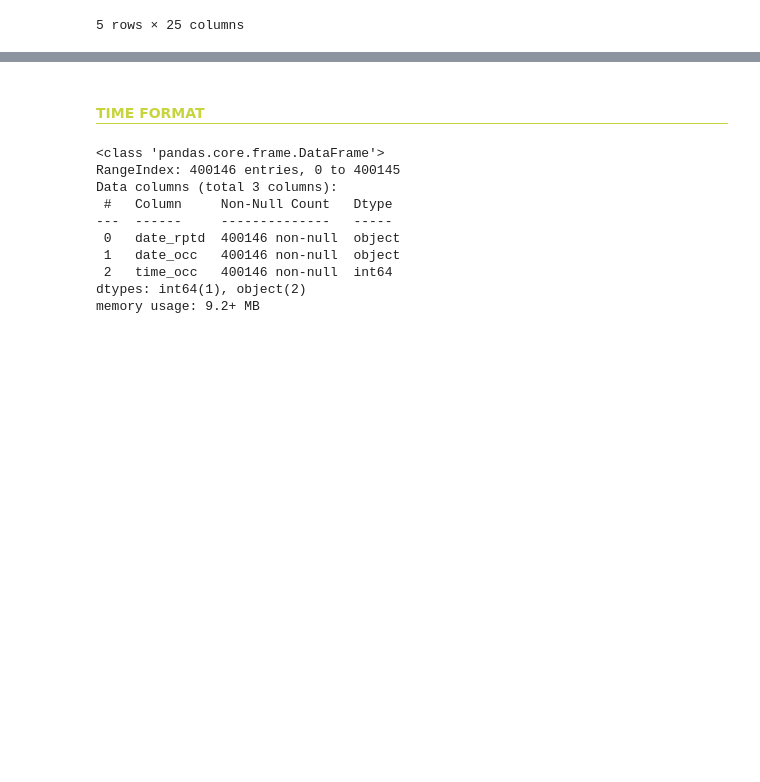
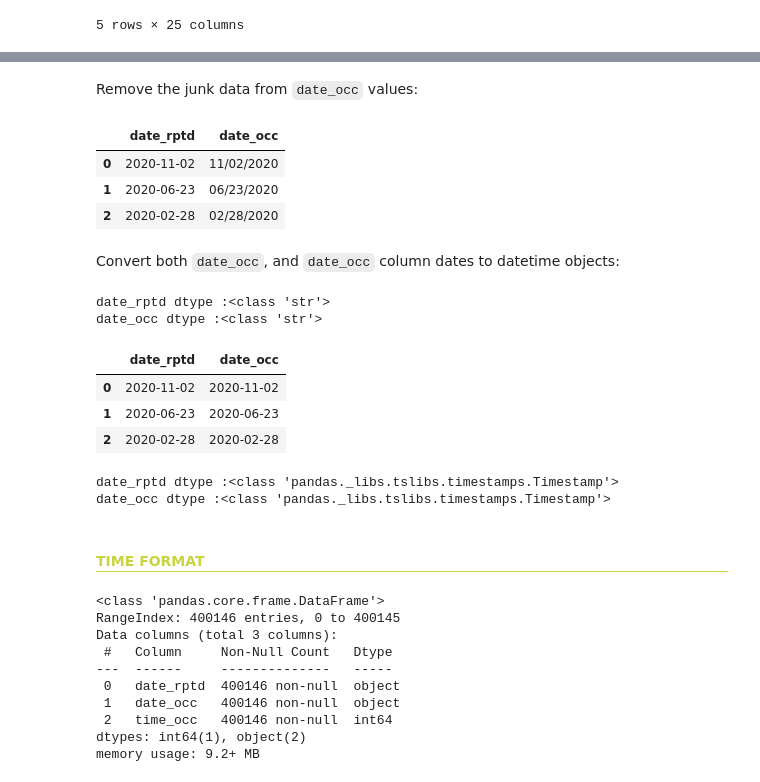
Before and after one commit to jdormaar/Boardgame_Preferences_Predictive_Analysis, a Jupyter notebook: Competitions/Analyzing Crime in LA/Workbook/notebook.ipynb, the cells around one changed output, grey strips where cells are left out. Drawn from its saved outputs; the diff is of its cells as text; code cells hidden in the pictures; blank space fills up the shorter version.

```diff
--- a/Competitions/Analyzing Crime in LA/Workbook/notebook.ipynb
+++ b/Competitions/Analyzing Crime in LA/Workbook/notebook.ipynb
@@ -284,3 +308,40 @@ df.head()
+# %% [markdown]
+Remove the junk data from `date_occ` values:
+# %%
+df['date_occ'] = df['date_occ'].apply(lambda x: x[:10])
+df[['date_rptd',	'date_occ']].head(3)
+# %% [output]
+|  | date_rptd | date_occ |
+| 0 | 2020-11-02 | 11/02/2020 |
+| 1 | 2020-06-23 | 06/23/2020 |
+| 2 | 2020-02-28 | 02/28/2020 |
+# %% [markdown]
+Convert both `date_occ`, and `date_occ` column dates to datetime objects:
+# %%
+print(f"date_rptd dtype :{type(df['date_rptd'][0])}")
+print(f"date_occ dtype :{type(df['date_occ'][0])}")
+# %% [output]
+date_rptd dtype :<class 'str'>
+date_occ dtype :<class 'str'>
+# %%
+# datetime conversion from date_rptd string formatted "%Y-%m-%d"
+df['date_rptd'] = df['date_rptd'].apply(lambda x: dt.strptime(x, "%Y-%m-%d"))
+
+# datetime conversion from date_occ string formatted "%m/%d/%Y"
+df['date_occ'] = df['date_occ'].apply(lambda x: dt.strptime(x, "%m/%d/%Y"))
+
+df[['date_rptd',	'date_occ']].head(3)
+# %% [output]
+|  | date_rptd | date_occ |
+| 0 | 2020-11-02 | 2020-11-02 |
+| 1 | 2020-06-23 | 2020-06-23 |
+| 2 | 2020-02-28 | 2020-02-28 |
+# %%
+print(f"date_rptd dtype :{type(df['date_rptd'][0])}")
+print(f"date_occ dtype :{type(df['date_occ'][0])}")
+# %% [output]
+date_rptd dtype :<class 'pandas._libs.tslibs.timestamps.Timestamp'>
+date_occ dtype :<class 'pandas._libs.tslibs.timestamps.Timestamp'>
 # %% [markdown]
 <h4 id= ""; style="color:#c8d43e; text-align:left; padding: 0px; border-bottom: 1px solid #c8d43e;">TIME FORMAT</h4>
 # %%
```
Also changed, not shown: parts of 5 cells of this notebook.
